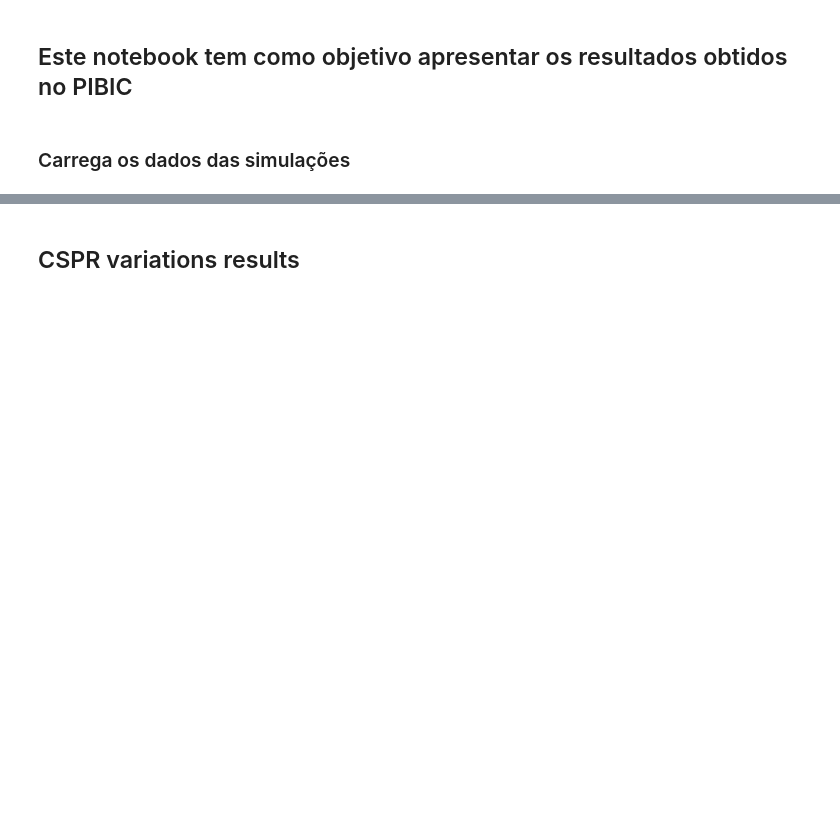
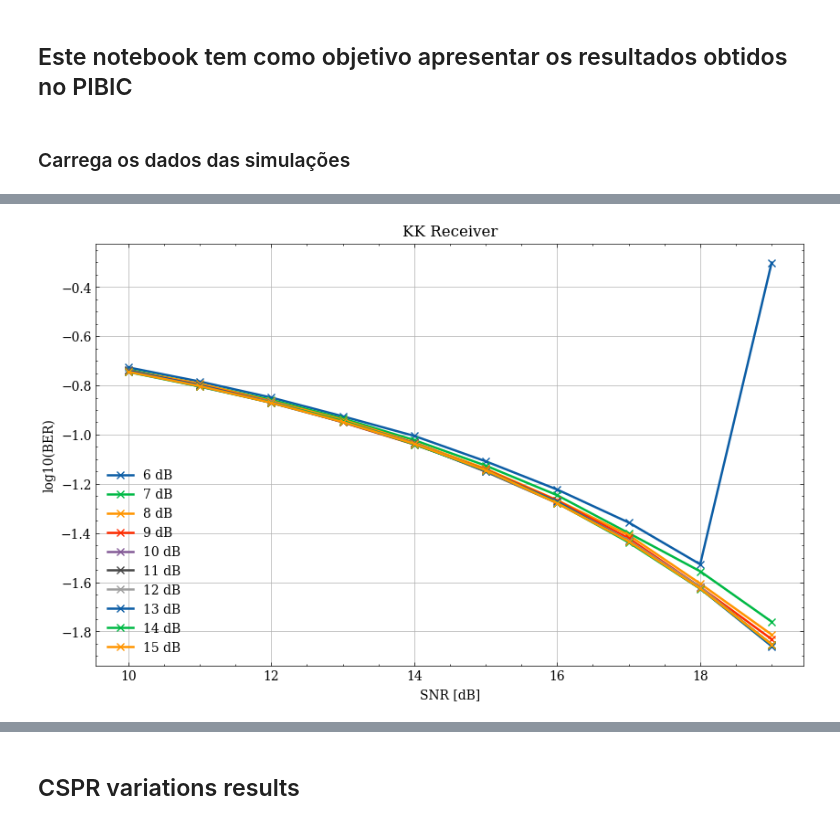
Before and after one commit to silasabs/PIVIC-PIBIC-Comunicacoes-Opticas, a Jupyter notebook: jupyter notebooks/Pibic_Results_PhaseRetrieval.ipynb, the cells around one changed output, grey strips where cells are left out. Saved outputs shown, nothing was run; the diff lists cells and outputs as text; code cells hidden in the pictures; blank space fills up the shorter version.

```diff
--- a/jupyter notebooks/Pibic_Results_PhaseRetrieval.ipynb
+++ b/jupyter notebooks/Pibic_Results_PhaseRetrieval.ipynb
@@ -180,0 +144,13 @@ plt.grid()
+# %%
+plt.figure(figsize=(10,6))
+
+for index, indCSPR in enumerate(loPower):
+    plt.plot(SNR_values, np.log10(CSPR_BER[:,index][0]), '-x', label=str(indCSPR)+' dB')
+
+plt.legend();
+plt.title('KK Receiver')
+plt.xlabel('SNR [dB]');
+plt.ylabel('log10(BER)');
+plt.grid();
+# %% [output]
+[figure, added]
```
Also changed, not shown: parts of 8 cells of this notebook, 1 other file.
